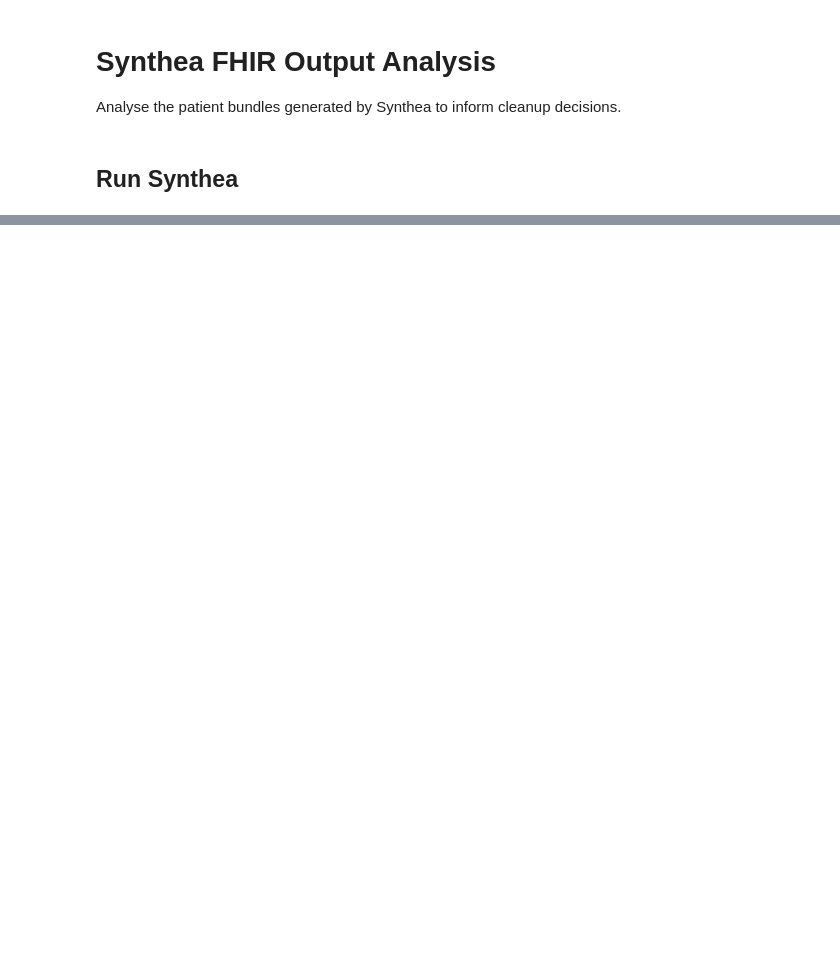
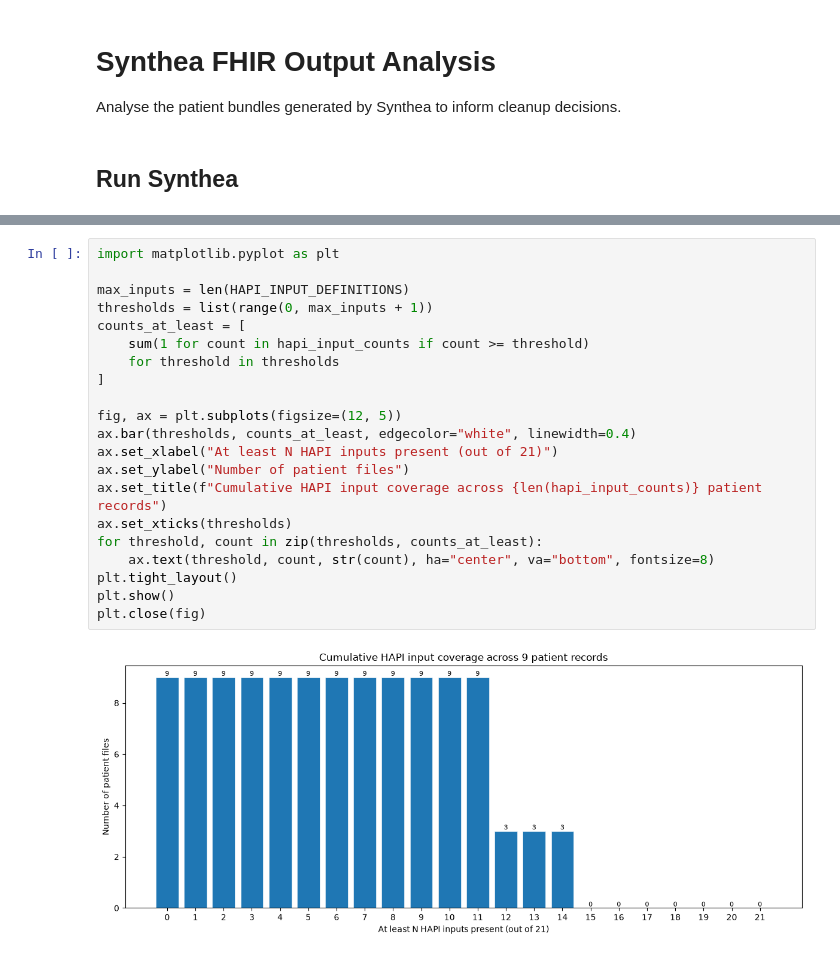
Before and after one commit to molnlyckeexternalcollab/iris-fhir-converter-demo, a Jupyter notebook: skills/synthea-module-author/analysis.ipynb, the cells around one changed output, grey strips where cells are left out. Cells and saved outputs as stored; diff of their text form; blank space fills up the shorter version.

```diff
--- a/skills/synthea-module-author/analysis.ipynb
+++ b/skills/synthea-module-author/analysis.ipynb
@@ -248,0 +374,23 @@ print(f"Remaining usable files: {len(files) - moved}")
+# %%
+import matplotlib.pyplot as plt
+
+max_inputs = len(HAPI_INPUT_DEFINITIONS)
+thresholds = list(range(0, max_inputs + 1))
+counts_at_least = [
+    sum(1 for count in hapi_input_counts if count >= threshold)
+    for threshold in thresholds
+]
+
+fig, ax = plt.subplots(figsize=(12, 5))
+ax.bar(thresholds, counts_at_least, edgecolor="white", linewidth=0.4)
+ax.set_xlabel("At least N HAPI inputs present (out of 21)")
+ax.set_ylabel("Number of patient files")
+ax.set_title(f"Cumulative HAPI input coverage across {len(hapi_input_counts)} patient records")
+ax.set_xticks(thresholds)
+for threshold, count in zip(thresholds, counts_at_least):
+    ax.text(threshold, count, str(count), ha="center", va="bottom", fontsize=8)
+plt.tight_layout()
+plt.show()
+plt.close(fig)
+# %% [output]
+[figure, added]
```
Also changed, not shown: parts of 7 cells of this notebook.
